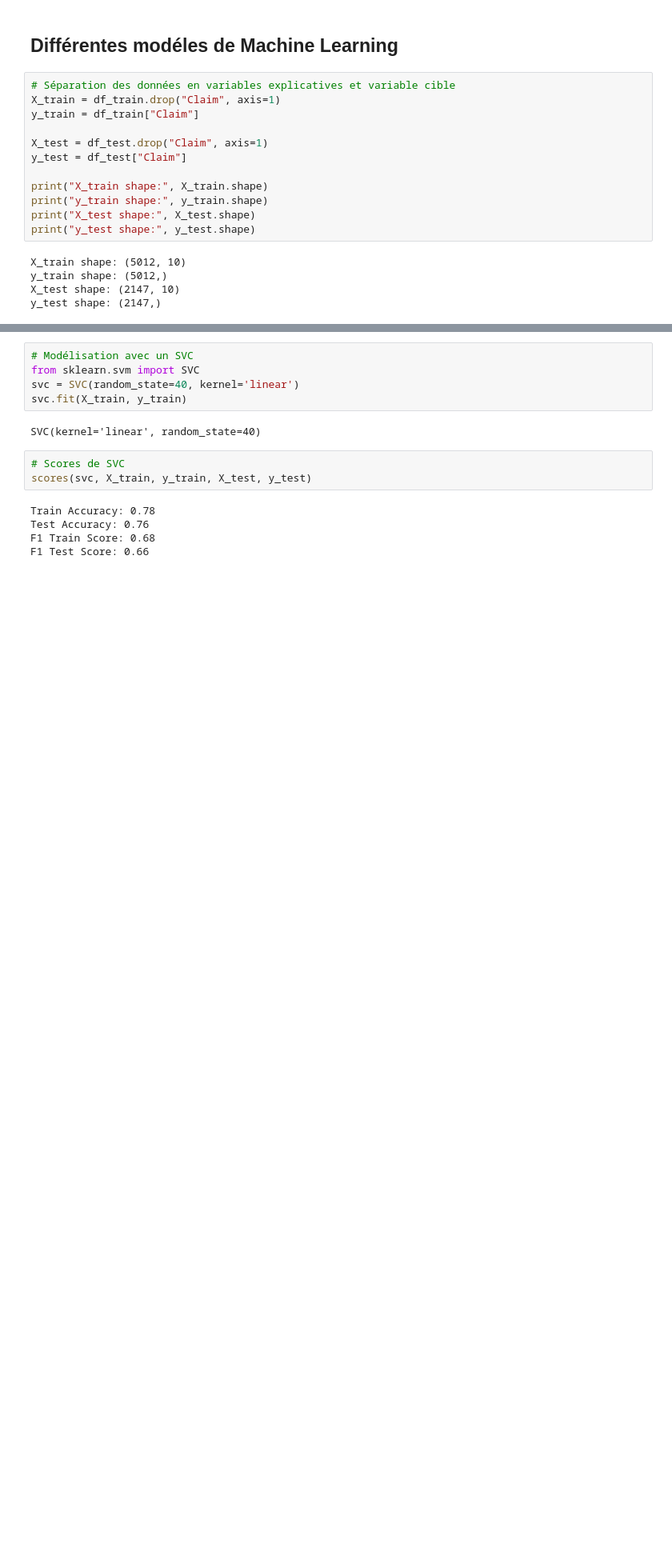
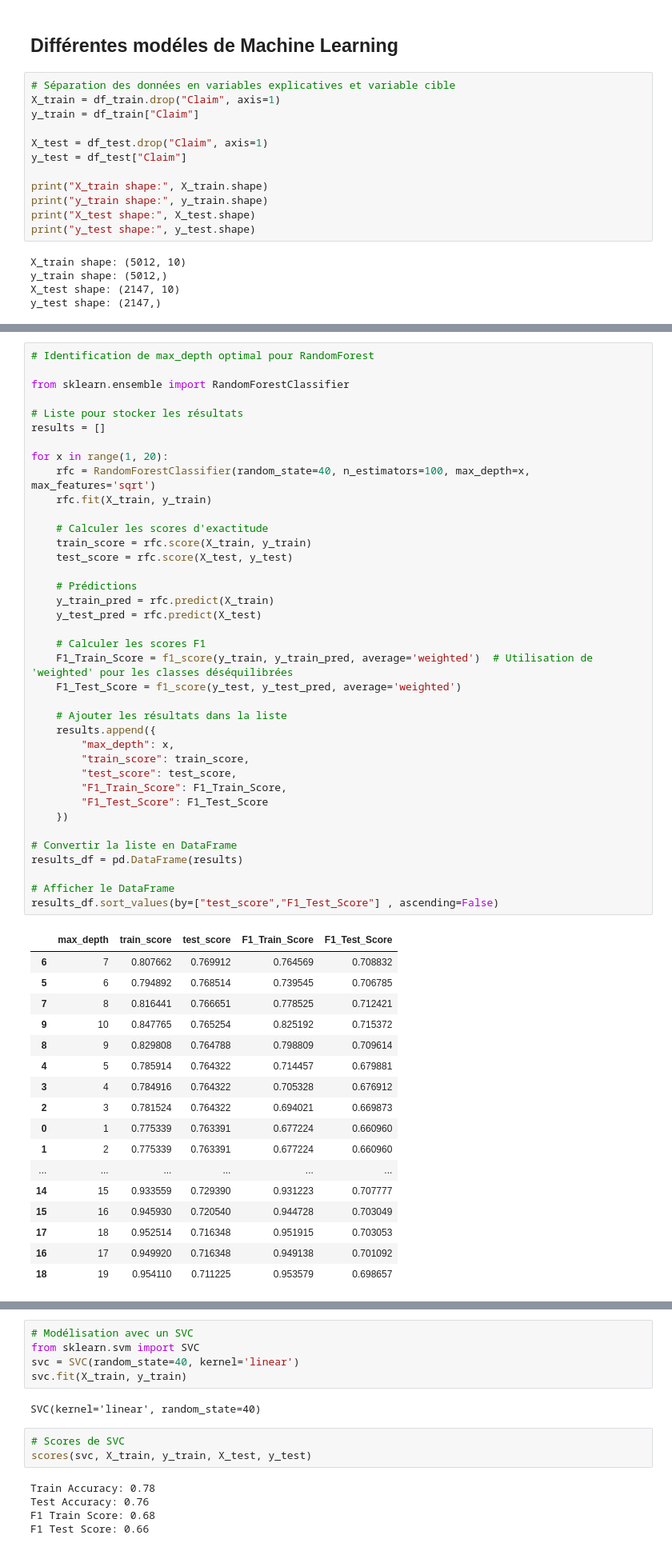
Before and after one commit to ysfmrbt/Projet_DM-2024_2025--2-, a Jupyter notebook: project.ipynb, the cells around one changed output, grey strips where cells are left out. Shown at 80% size. Drawn from its saved outputs; the diff is of its cells as text; blank space fills up the shorter version.

```diff
--- a/project.ipynb
+++ b/project.ipynb
@@ -381,3 +442,59 @@ F1 Test Score: 0.74
+# %%
+# Identification de max_depth optimal pour RandomForest
+
+from sklearn.ensemble import RandomForestClassifier
+
+# Liste pour stocker les résultats
+results = []
+
+for x in range(1, 20):
+    rfc = RandomForestClassifier(random_state=40, n_estimators=100, max_depth=x, max_features='sqrt')
+    rfc.fit(X_train, y_train)
+
+    # Calculer les scores d'exactitude
+    train_score = rfc.score(X_train, y_train)
+    test_score = rfc.score(X_test, y_test)
+
+    # Prédictions
+    y_train_pred = rfc.predict(X_train)
+    y_test_pred = rfc.predict(X_test)
+
+    # Calculer les scores F1
+    F1_Train_Score = f1_score(y_train, y_train_pred, average='weighted')  # Utilisation de 'weighted' pour les classes déséquilibrées
+    F1_Test_Score = f1_score(y_test, y_test_pred, average='weighted')
+
+    # Ajouter les résultats dans la liste
+    results.append({
+        "max_depth": x,
+        "train_score": train_score,
+        "test_score": test_score,
+        "F1_Train_Score": F1_Train_Score,
+        "F1_Test_Score": F1_Test_Score
+    })
+
+# Convertir la liste en DataFrame
+results_df = pd.DataFrame(results)
+
+# Afficher le DataFrame
+results_df.sort_values(by=["test_score","F1_Test_Score"] , ascending=False)
+# %% [output]
+|  | max_depth | train_score | test_score | F1_Train_Score | F1_Test_Score |
+| 6 | 7 | 0.807662 | 0.769912 | 0.764569 | 0.708832 |
+| 5 | 6 | 0.794892 | 0.768514 | 0.739545 | 0.706785 |
+| 7 | 8 | 0.816441 | 0.766651 | 0.778525 | 0.712421 |
+| 9 | 10 | 0.847765 | 0.765254 | 0.825192 | 0.715372 |
+| 8 | 9 | 0.829808 | 0.764788 | 0.798809 | 0.709614 |
+| 4 | 5 | 0.785914 | 0.764322 | 0.714457 | 0.679881 |
+| 3 | 4 | 0.784916 | 0.764322 | 0.705328 | 0.676912 |
+| 2 | 3 | 0.781524 | 0.764322 | 0.694021 | 0.669873 |
+| 0 | 1 | 0.775339 | 0.763391 | 0.677224 | 0.660960 |
+| 1 | 2 | 0.775339 | 0.763391 | 0.677224 | 0.660960 |
+| ... | ... | ... | ... | ... | ... |
+| 14 | 15 | 0.933559 | 0.729390 | 0.931223 | 0.707777 |
+| 15 | 16 | 0.945930 | 0.720540 | 0.944728 | 0.703049 |
+| 17 | 18 | 0.952514 | 0.716348 | 0.951915 | 0.703053 |
+| 16 | 17 | 0.949920 | 0.716348 | 0.949138 | 0.701092 |
+| 18 | 19 | 0.954110 | 0.711225 | 0.953579 | 0.698657 |
 # %%
 # Modélisation avec un Random Forest
 from sklearn.ensemble import RandomForestClassifier
```
Also changed, not shown: parts of 29 cells of this notebook.
